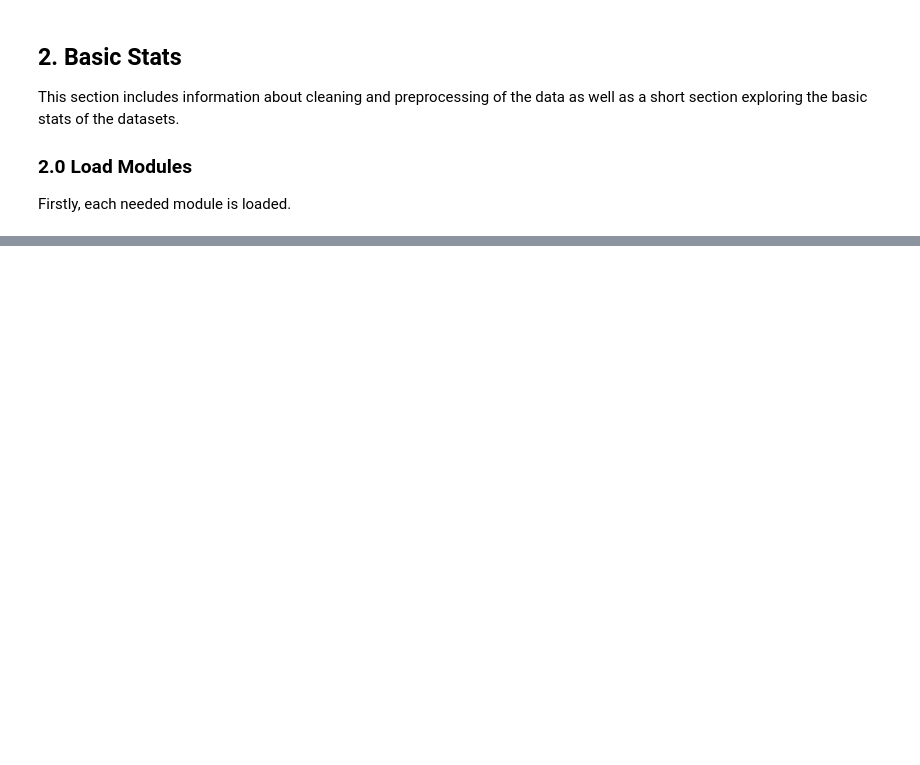
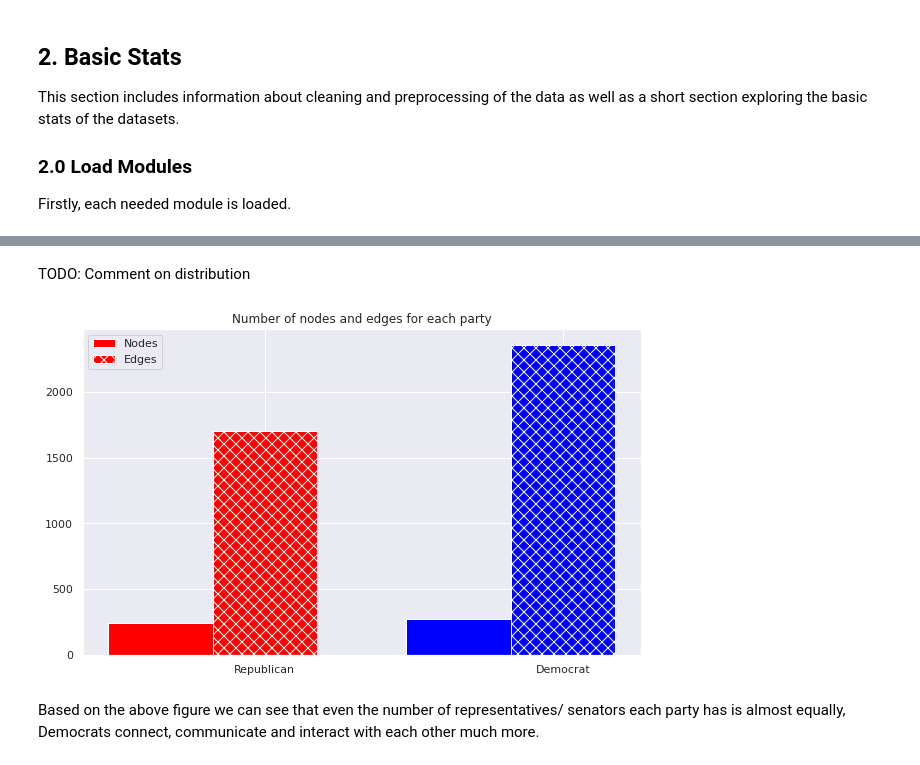
Before and after one commit to ElectraZarafeta/Social_Graphs, a Jupyter notebook: Explainer_Notebook.ipynb, the cells around one changed output, grey strips where cells are left out. Drawn from its saved outputs; the diff is of its cells as text; code cells hidden in the pictures; blank space fills up the shorter version.

```diff
--- a/Explainer_Notebook.ipynb
+++ b/Explainer_Notebook.ipynb
@@ -45,0 +315,27 @@ https://github.com/ElectraZarafeta/Social_Graphs/blob/master/scrap.py
+# %% [markdown]
+TODO: Comment on distribution
+# %%
+plt.rcParams["figure.figsize"] = [10, 6]
+
+fig, ax = plt.subplots()
+
+sizes_nodes = [len([x for x,y in GCC.nodes(data=True) if y['Party']=="Republican"]), len([x for x,y in GCC.nodes(data=True) if y['Party']=="Democrat"])]
+sizes_edges = [len([edge for edge in GCC.edges if GCC.nodes[edge[0]]['Party'] == "Republican" and GCC.nodes[edge[1]]['Party'] == "Republican"]), len([edge for edge in GCC.edges if GCC.nodes[edge[0]]['Party'] == "Democrat" and GCC.nodes[edge[1]]['Party'] == "Democrat"])]
+
+ind = np.arange(len(sizes_nodes))
+width = 0.35
+colors = ['red', 'blue']
+
+rects1 = ax.bar(ind, sizes_nodes, width, color = colors)
+rects2 = ax.bar(ind+width, sizes_edges, width, color = colors, hatch=r"//\\")
+
+ax.legend((rects1[0], rects2[0]), ("Nodes", "Edges"))
+
+ax.set_xticks(ind+width)
+ax.set_xticklabels(sizes.keys())
+plt.title("Number of nodes and edges for each party")
+plt.show()
+# %% [output]
+[figure, added]
+# %% [markdown]
+Based on the above figure we can see that even the number of representatives/ senators each party has is almost equally, Democrats connect, communicate and interact with each other much more.
```
Also changed, not shown: parts of 22 cells of this notebook.
